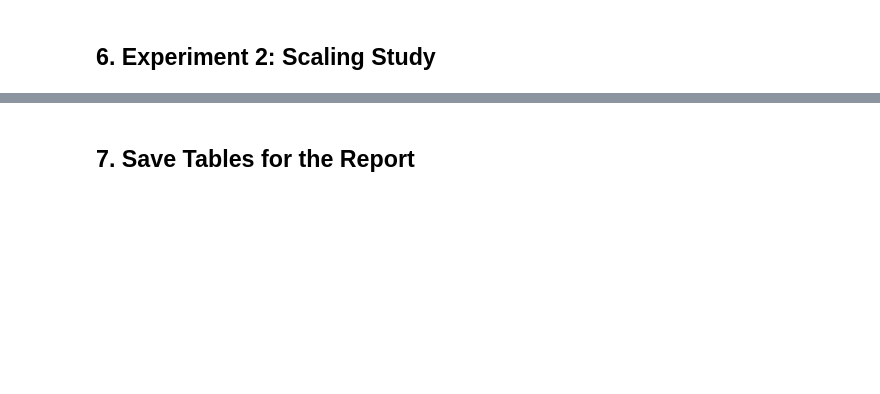
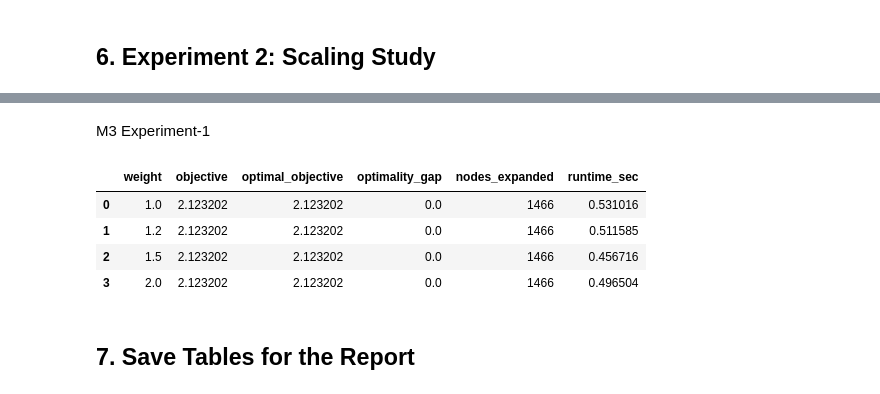
Before and after one commit to sowjanyakaranam/heuristic-product-retrieval, a Jupyter notebook: heuristic_product_retrieval/notebooks/m2_experiments.ipynb, the cells around one changed output, grey strips where cells are left out. Drawn from its saved outputs; the diff is of its cells as text; code cells hidden in the pictures; blank space fills up the shorter version.

```diff
--- a/heuristic_product_retrieval/notebooks/m2_experiments.ipynb
+++ b/heuristic_product_retrieval/notebooks/m2_experiments.ipynb
@@ -228,3 +269,25 @@ plot_scaling(
+# %% [markdown]
+M3 Experiment-1
+# %%
+weights = [1.0, 1.2, 1.5, 2.0]
+
+weighted_results = run_weighted_astar_experiment(
+    products=snacks[:12],
+    query_embedding=query_embedding,
+    k=4,
+    weights=weights,
+    heuristic_fn=tight_heuristic,
+    lam=0.30,
+)
+
+df_weighted = pd.DataFrame(weighted_results)
+df_weighted
+# %% [output]
+|  | weight | objective | optimal_objective | optimality_gap | nodes_expanded | runtime_sec |
+| 0 | 1.0 | 2.123202 | 2.123202 | 0.0 | 1466 | 0.531016 |
+| 1 | 1.2 | 2.123202 | 2.123202 | 0.0 | 1466 | 0.511585 |
+| 2 | 1.5 | 2.123202 | 2.123202 | 0.0 | 1466 | 0.456716 |
+| 3 | 2.0 | 2.123202 | 2.123202 | 0.0 | 1466 | 0.496504 |
 # %% [markdown]
 ## 7. Save Tables for the Report
 # %%
```
Also changed, not shown: parts of 30 cells of this notebook.
